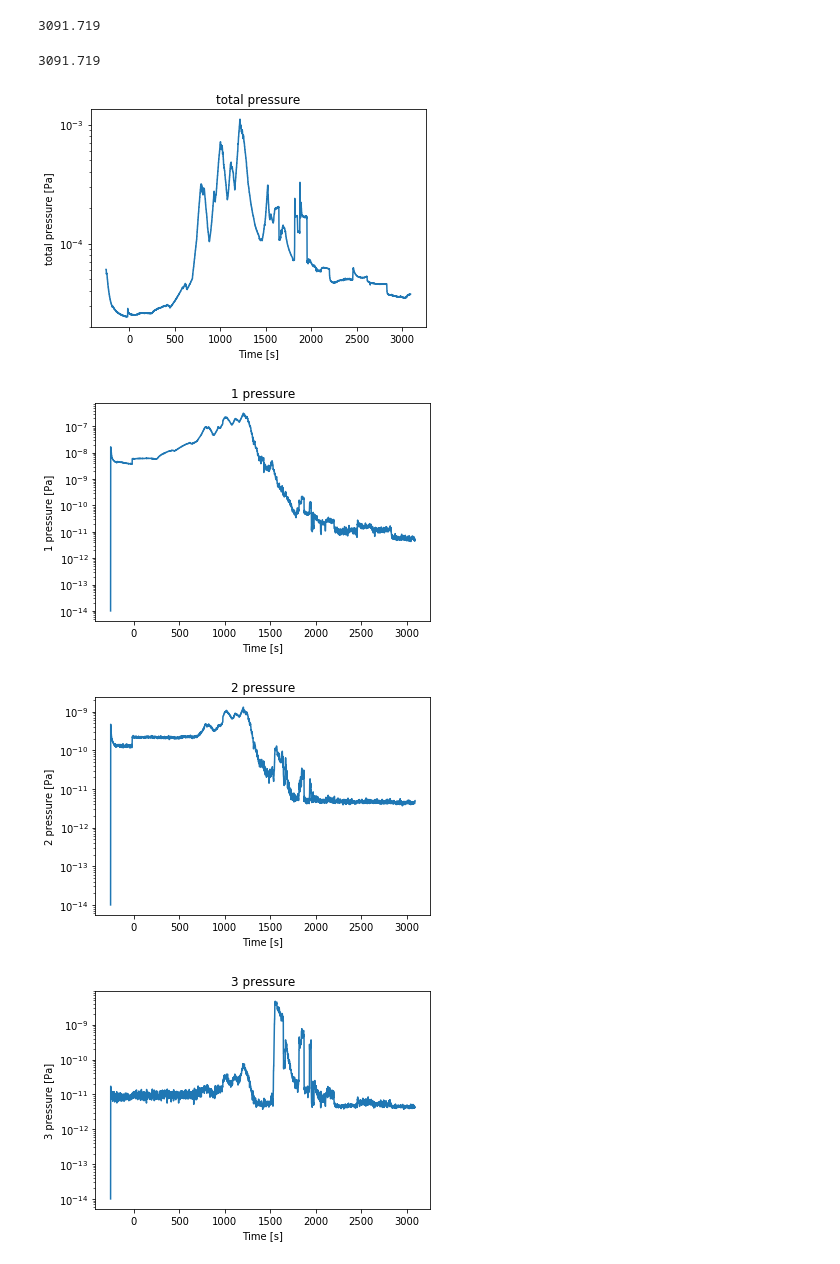
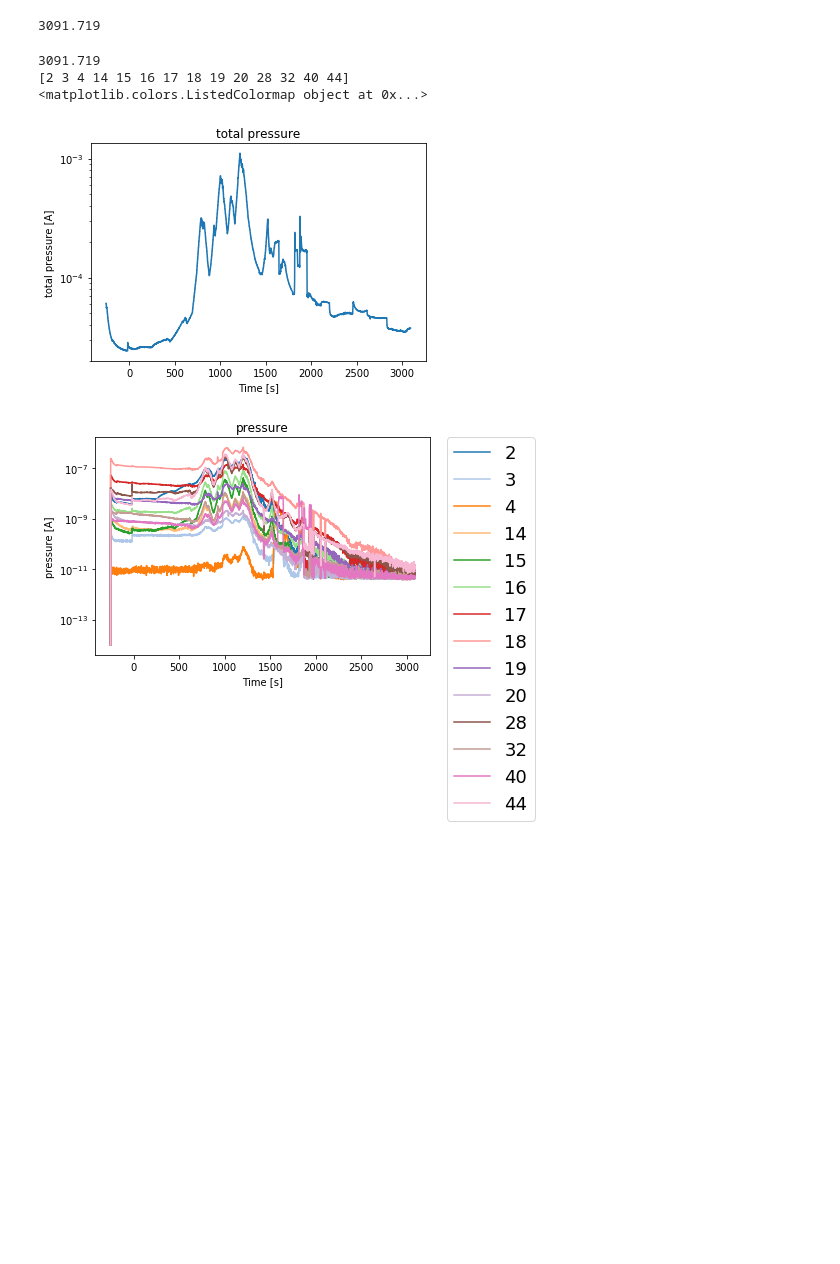
Before and after one commit to queezz/PID_Controll, a Jupyter notebook: qms.ipynb, the cells around one changed output. Saved outputs shown, nothing was run; the diff lists cells and outputs as text; code cells hidden in the pictures; blank space fills up the shorter version.

Commit message:
fix plot

```diff
--- a/qms.ipynb
+++ b/qms.ipynb
@@ -37,7 +37,9 @@ base_time = datetime(2019, 12, 27, 20, 21, 38)
 start_time = datetime(2019, 12, 27, 20, 17, 24)
 d_time = (start_time - base_time).total_seconds()
 q_csv = pd.read_csv(d + "/S1_191227_201724.csv", header=36, encoding='utf-8')
+column_csv = pd.read_csv(d + "/S1_191227_201724.csv", header=None, encoding='utf-8', skiprows=lambda x: x not in [7])
 print(q_csv.columns)
+print(column_csv)
 print(q_csv)
 # %% [output]
 Index(['測定回数', '経過時間   ', 'アナログ１', 'アナログ２', '全圧   ', '1', '2', '3', '4', '5',
@@ -69,29 +71,37 @@ calc_time('000:55:45.719')
 # %%
 data = np.array(q_csv)
 data[:, 1] = [calc_time(i) for i in data[:, 1]]
 print(data[-1, 1])
 
+data_column  = np.array(column_csv)
+data_column = np.array(column_csv)[0, 1:15]
+print(data_column)
+
 def plot_qms(data: np.ndarray):
     # total pressure
     plt.title("total pressure")
     plt.xlabel("Time [s]")
-    plt.ylabel("total pressure [Pa]")
-    yscale('log')
+    plt.ylabel("total pressure [A]")
+    plt.yscale('log')
     plt.plot(data[:, 1], data[:, 4])
     plt.figure()
 
+    plt.title("pressure")
+    plt.xlabel("Time [s]")
+    plt.ylabel("pressure [A]")
+    yscale('log')
+    cmap = plt.get_cmap("tab20")
+
     for i in range(1, 15):
-        plt.title("{} pressure".format(i))
-        plt.xlabel("Time [s]")
-        plt.ylabel("{} pressure [Pa]".format(i))
-        yscale('log')
-        plt.plot(data[:, 1], data[:, i+4])
-        plt.figure()
+        plt.plot(data[:, 1], data[:, i+4], color=cmap(i-1), label="{}".format(data_column[i-1]))
+    plt.legend(bbox_to_anchor=(1.05, 1), loc='upper left', borderaxespad=0, fontsize=18)
+
+    print(cmap)
 
 plot_qms(data)
 # %% [output]
 3091.719
+[2 3 4 14 15 16 17 18 19 20 28 32 40 44]
+<matplotlib.colors.ListedColormap object at 0x...>
 [figure]
-[figure, old version]
+[figure, new version]
-[figure, removed]
-[figure, removed]
```
Also changed, not shown: parts of 2 cells of this notebook, 1 other file.
